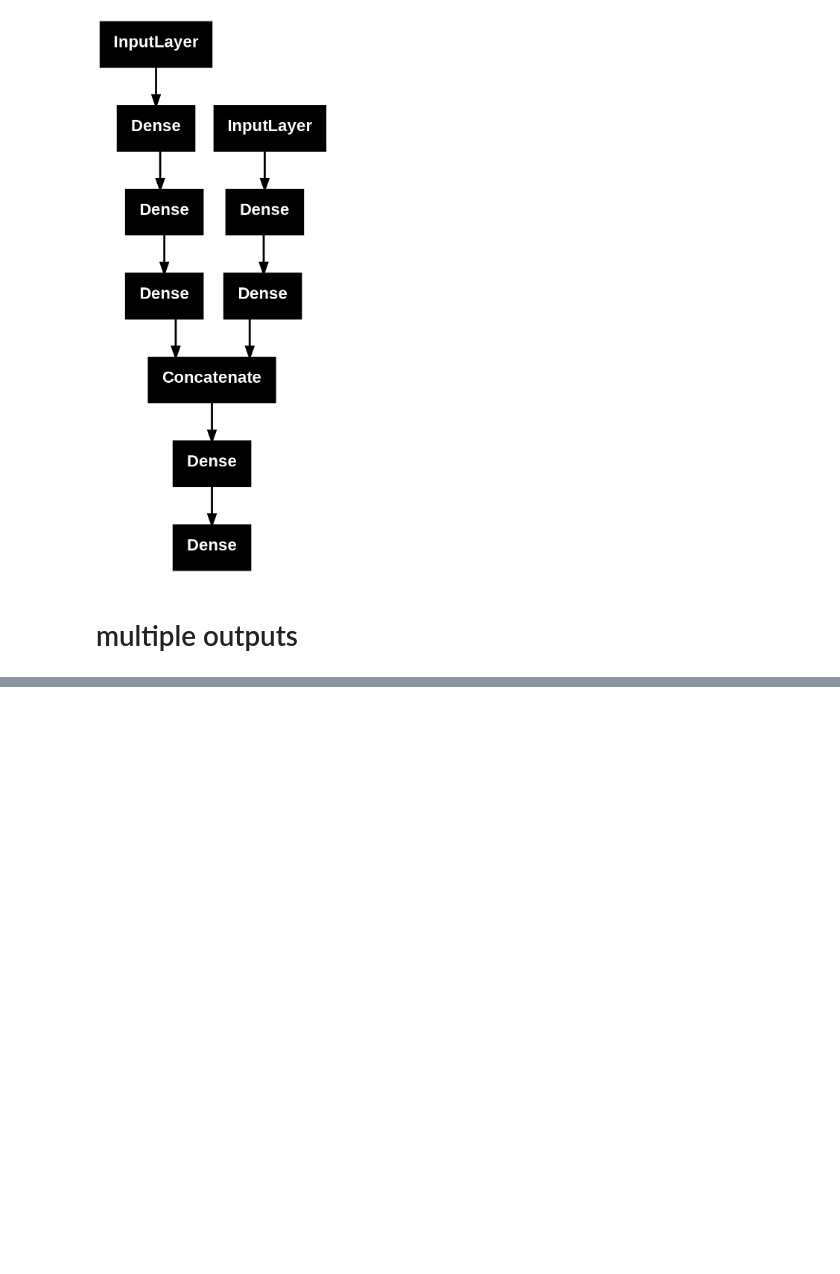
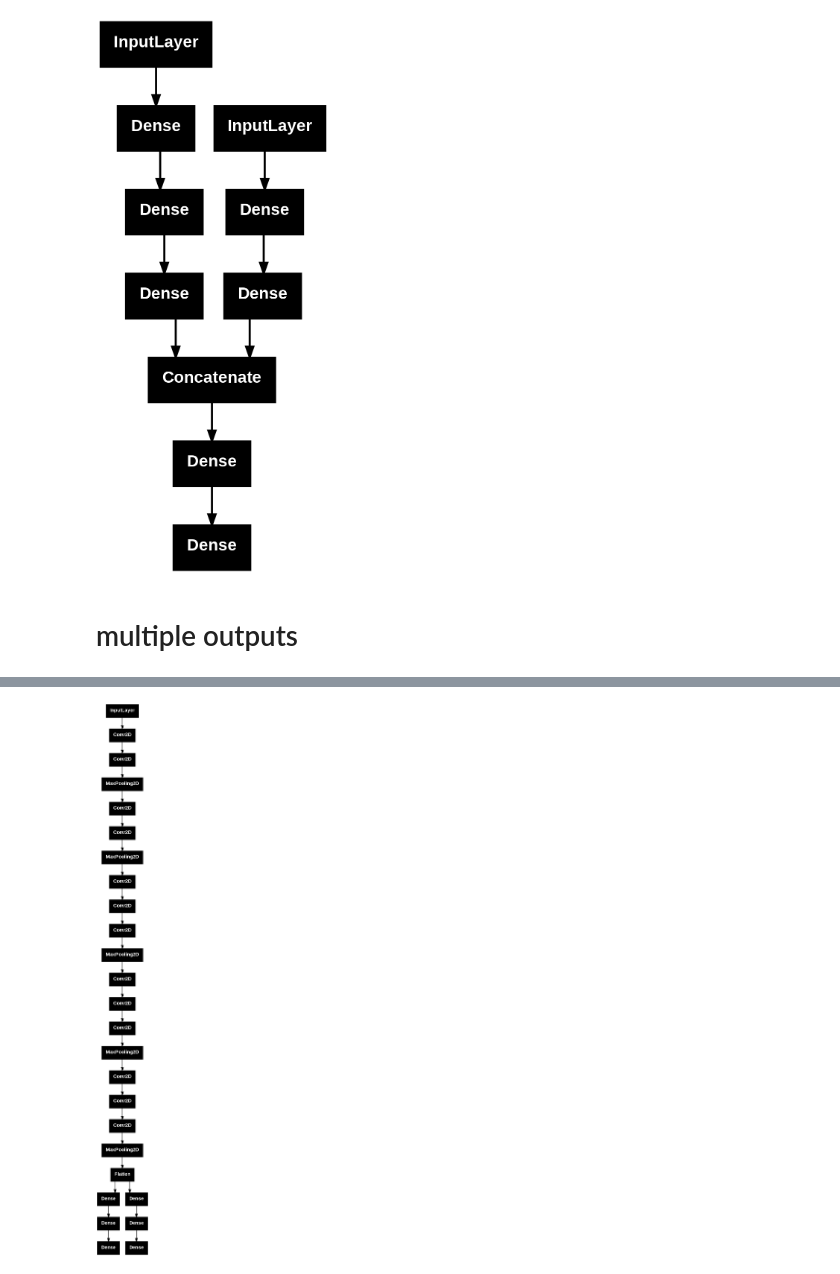
Before and after one commit to codehacker4655/CNN-s, a Jupyter notebook: Functional_model.ipynb, the cells around one changed output, grey strips where cells are left out. Cells and saved outputs as stored; diff of their text form; code cells hidden in the pictures; blank space fills up the shorter version.

```diff
--- a/Functional_model.ipynb
+++ b/Functional_model.ipynb
@@ -70,0 +183,2 @@ plot_model(model1)
+# %%
+vggnet = VGG16(include_top=False,input_shape=(200,200,3))
@@ -70,0 +188,2 @@ plot_model(model1)
+# %%
+vggnet.trainable=False
@@ -70,0 +214,15 @@ plot_model(model1)
+# %%
+output = vggnet.layers[-1].output
+
+flatten = Flatten()(output)
+
+dense1 = Dense(512,activation='relu')(flatten)
+dense2 = Dense(512,activation='relu')(flatten)
+
+dense3 = Dense(512,activation='relu')(dense1)
+dense4 = Dense(512,activation='relu')(dense2)
+
+output1 = Dense(1,activation='linear',name='age')(dense3)
+output2 = Dense(1,activation='sigmoid',name='gender')(dense4)
+# %%
+model=Model(inputs=vggnet.input,outputs=[output1,output2])
@@ -70,0 +253,5 @@ plot_model(model1)
+# %%
+from keras.utils import plot_model
+plot_model(model)
+# %% [output]
+[figure, added]
```
Also changed, not shown: parts of 21 cells of this notebook.
